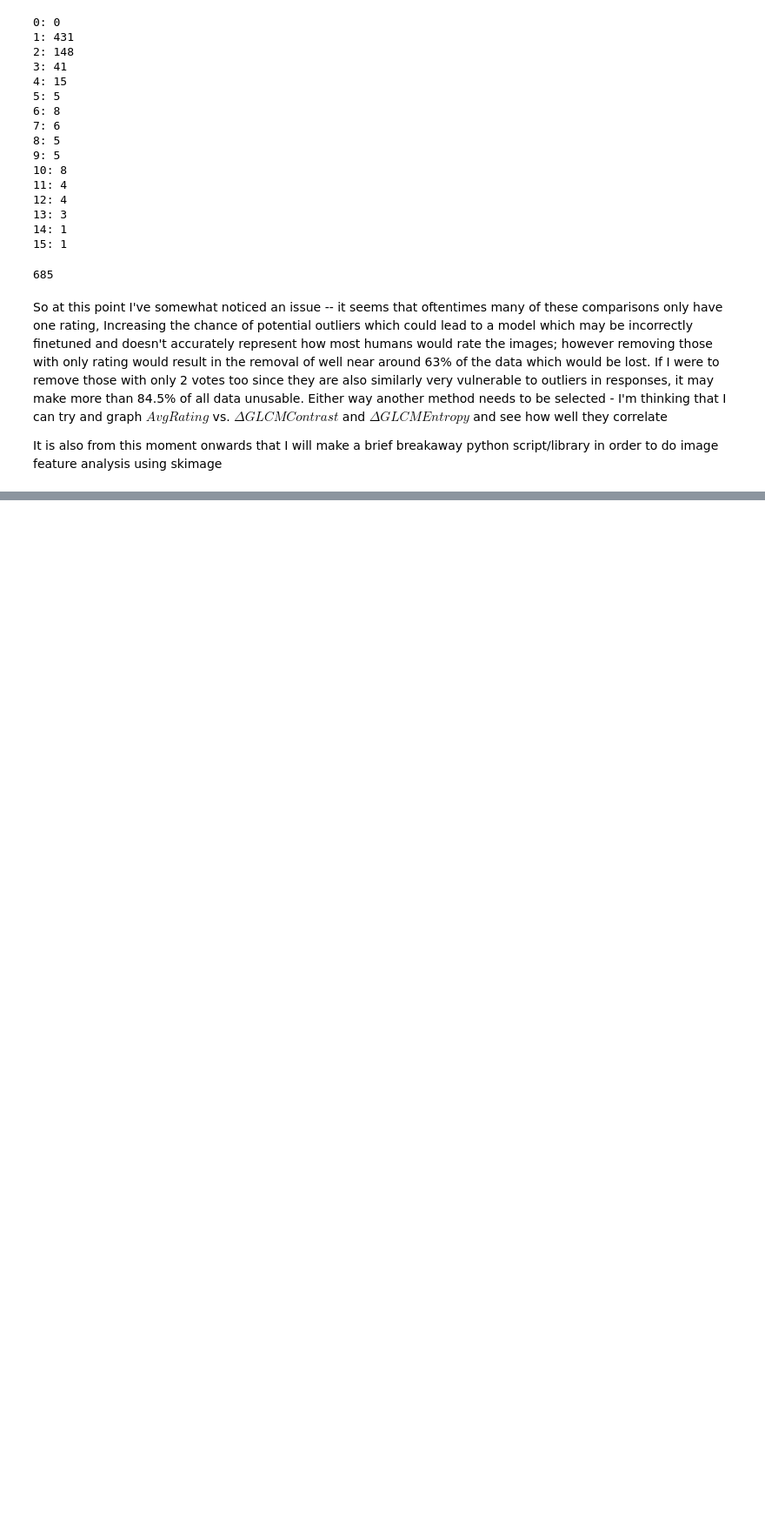
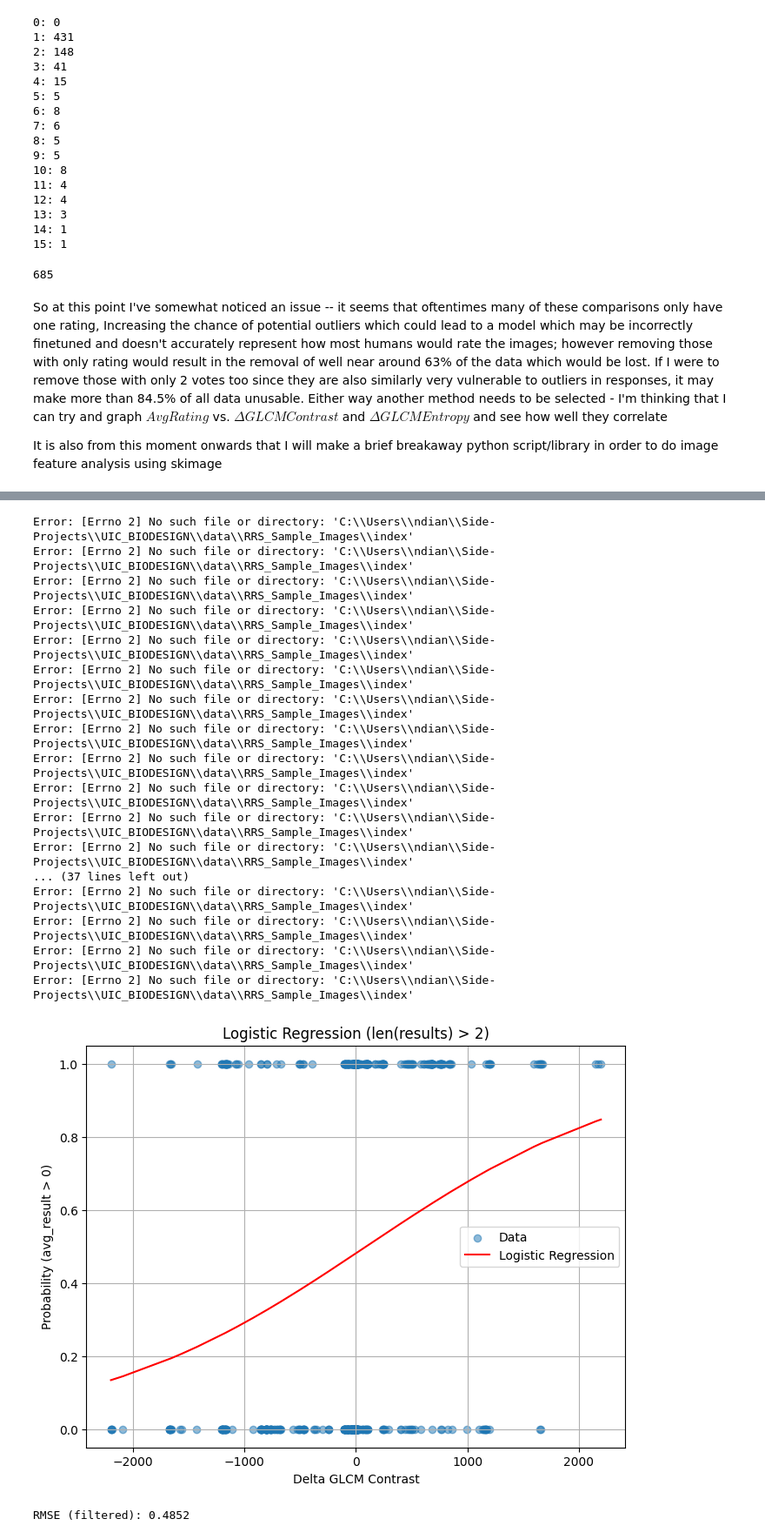
Before and after one commit to oofidc/UIC-BioDesign-25-Code, a Jupyter notebook: notebooks/synthetic_roughness_data.ipynb, the cells around one changed output, grey strips where cells are left out. Shown at 87% size. Cells and saved outputs as stored; diff of their text form; code cells hidden in the pictures; blank space fills up the shorter version.

```diff
--- a/notebooks/synthetic_roughness_data.ipynb
+++ b/notebooks/synthetic_roughness_data.ipynb
@@ -210,0 +353,61 @@ It is also from this moment onwards that I will make a brief breakaway python sc
+# %%
+from sklearn.linear_model import LogisticRegression
+from sklearn.metrics import mean_squared_error
+import numpy as np
+
+# Filter data to only include pairs where len(results) > 2
+x_logistic = []
+y_logistic = []
+
+for pair, data in ratings_map.items():
+    if len(data.get('results', [])) > 0:
+        avg_result = data.get('avg')
+        contrast1 = img_feature_analysis.calculate_glcm_feature('../data/RRS_Sample_Images/' + pair[0], 'contrast')
+        contrast2 = img_feature_analysis.calculate_glcm_feature('../data/RRS_Sample_Images/' + pair[1], 'contrast')
+        if contrast1 is None or contrast2 is None:
+            continue
+        delta_contrast = contrast2 - contrast1
+        x_logistic.append(avg_result)
+        y_logistic.append(delta_contrast)
+
+X_logistic = np.array(y_logistic).reshape(-1, 1)
+y_true_logistic = np.array(x_logistic)
+y_bin_logistic = (y_true_logistic > 0).astype(int)
+
+logreg_filtered = LogisticRegression()
+logreg_filtered.fit(X_logistic, y_bin_logistic)
+
+y_pred_prob_filtered = logreg_filtered.predict_proba(X_logistic)[:, 1]
+
+plt.figure(figsize=(8, 6))
+plt.scatter(X_logistic, y_bin_logistic, label='Data', alpha=0.5)
+plt.plot(np.sort(X_logistic[:, 0]), logreg_filtered.predict_proba(np.sort(X_logistic, axis=0))[:, 1], color='red', label='Logistic Regression')
+plt.xlabel('Delta GLCM Contrast')
+plt.ylabel('Probability (avg_result > 0)')
+plt.title('Logistic Regression (len(results) > 2)')
+plt.legend()
+plt.grid(True)
+plt.show()
+
+rmse_filtered = np.sqrt(mean_squared_error(y_bin_logistic, y_pred_prob_filtered))
+print(f"RMSE (filtered): {rmse_filtered:.4f}")
+# %% [output]
+Error: [Errno 2] No such file or directory: 'C:\\Users\\ndian\\Side-Projects\\UIC_BIODESIGN\\data\\RRS_Sample_Images\\index'
+Error: [Errno 2] No such file or directory: 'C:\\Users\\ndian\\Side-Projects\\UIC_BIODESIGN\\data\\RRS_Sample_Images\\index'
+Error: [Errno 2] No such file or directory: 'C:\\Users\\ndian\\Side-Projects\\UIC_BIODESIGN\\data\\RRS_Sample_Images\\index'
+Error: [Errno 2] No such file or directory: 'C:\\Users\\ndian\\Side-Projects\\UIC_BIODESIGN\\data\\RRS_Sample_Images\\index'
+Error: [Errno 2] No such file or directory: 'C:\\Users\\ndian\\Side-Projects\\UIC_BIODESIGN\\data\\RRS_Sample_Images\\index'
+Error: [Errno 2] No such file or directory: 'C:\\Users\\ndian\\Side-Projects\\UIC_BIODESIGN\\data\\RRS_Sample_Images\\index'
+Error: [Errno 2] No such file or directory: 'C:\\Users\\ndian\\Side-Projects\\UIC_BIODESIGN\\data\\RRS_Sample_Images\\index'
+Error: [Errno 2] No such file or directory: 'C:\\Users\\ndian\\Side-Projects\\UIC_BIODESIGN\\data\\RRS_Sample_Images\\index'
+Error: [Errno 2] No such file or directory: 'C:\\Users\\ndian\\Side-Projects\\UIC_BIODESIGN\\data\\RRS_Sample_Images\\index'
+Error: [Errno 2] No such file or directory: 'C:\\Users\\ndian\\Side-Projects\\UIC_BIODESIGN\\data\\RRS_Sample_Images\\index'
+Error: [Errno 2] No such file or directory: 'C:\\Users\\ndian\\Side-Projects\\UIC_BIODESIGN\\data\\RRS_Sample_Images\\index'
+Error: [Errno 2] No such file or directory: 'C:\\Users\\ndian\\Side-Projects\\UIC_BIODESIGN\\data\\RRS_Sample_Images\\index'
+... (37 lines left out)
+Error: [Errno 2] No such file or directory: 'C:\\Users\\ndian\\Side-Projects\\UIC_BIODESIGN\\data\\RRS_Sample_Images\\index'
+Error: [Errno 2] No such file or directory: 'C:\\Users\\ndian\\Side-Projects\\UIC_BIODESIGN\\data\\RRS_Sample_Images\\index'
+Error: [Errno 2] No such file or directory: 'C:\\Users\\ndian\\Side-Projects\\UIC_BIODESIGN\\data\\RRS_Sample_Images\\index'
+Error: [Errno 2] No such file or directory: 'C:\\Users\\ndian\\Side-Projects\\UIC_BIODESIGN\\data\\RRS_Sample_Images\\index'
+[figure, added]
+RMSE (filtered): 0.4852
```
Also changed, not shown: parts of 20 cells of this notebook.
